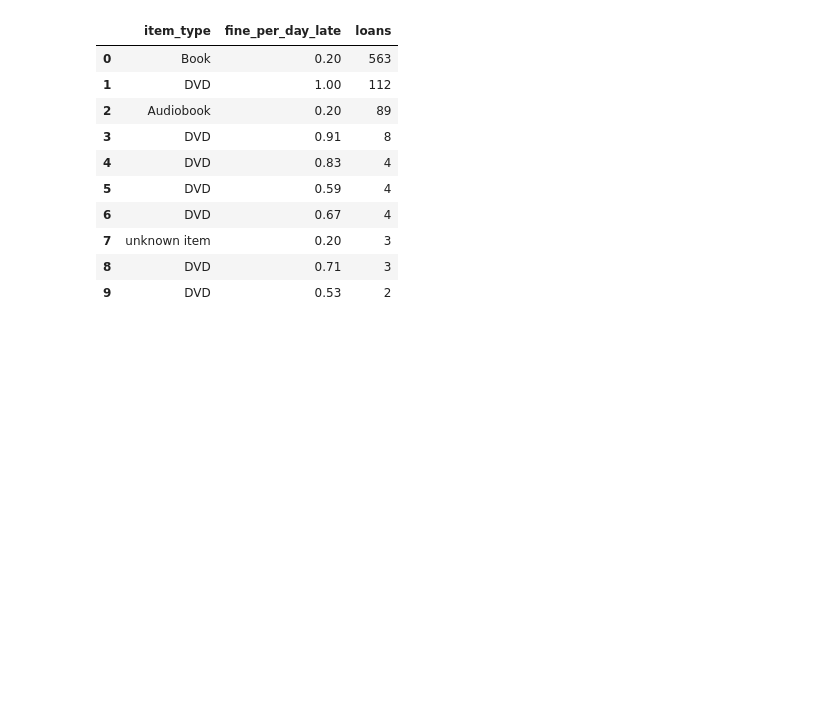
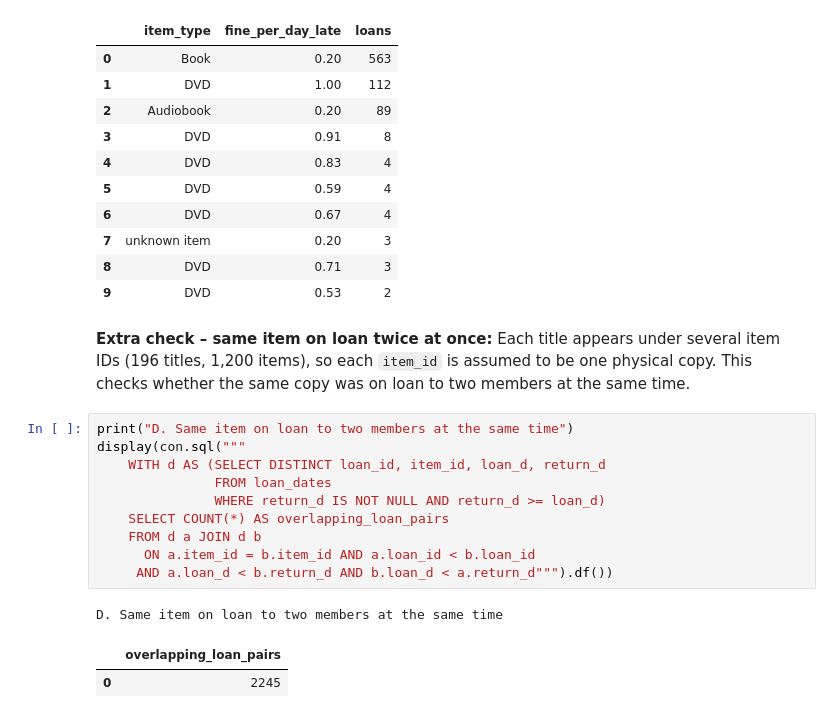
Before and after one commit to HuriyaAhmerr/5782076-AnalyticsEngineering, a Jupyter notebook: 5782076_library_pipeline.ipynb, the cells around one changed output. Cells and saved outputs as stored; diff of their text form; blank space fills up the shorter version.

```diff
--- a/5782076_library_pipeline.ipynb
+++ b/5782076_library_pipeline.ipynb
@@ -1388,6 +1388,23 @@ C4. Fine per day late, by item type (shows the library's fine rules)
 | 7 | unknown item | 0.20 | 3 |
 | 8 | DVD | 0.71 | 3 |
 | 9 | DVD | 0.53 | 2 |
+# %% [markdown]
+**Extra check – same item on loan twice at once:**
+Each title appears under several item IDs (196 titles, 1,200 items), so each `item_id` is assumed to be one physical copy. This checks whether the same copy was on loan to two members at the same time.
+# %%
+print("D. Same item on loan to two members at the same time")
+display(con.sql("""
+    WITH d AS (SELECT DISTINCT loan_id, item_id, loan_d, return_d
+               FROM loan_dates
+               WHERE return_d IS NOT NULL AND return_d >= loan_d)
+    SELECT COUNT(*) AS overlapping_loan_pairs
+    FROM d a JOIN d b
+      ON a.item_id = b.item_id AND a.loan_id < b.loan_id
+     AND a.loan_d < b.return_d AND b.loan_d < a.return_d""").df())
+# %% [output]
+D. Same item on loan to two members at the same time
+|  | overlapping_loan_pairs |
+| 0 | 2245 |
 # %% [markdown]
 **Loans table findings:**
 - 6,060 rows but only 6,000 real loans: 60 rows are exact duplicates.
```
Also changed, not shown: parts of 2 cells of this notebook.
